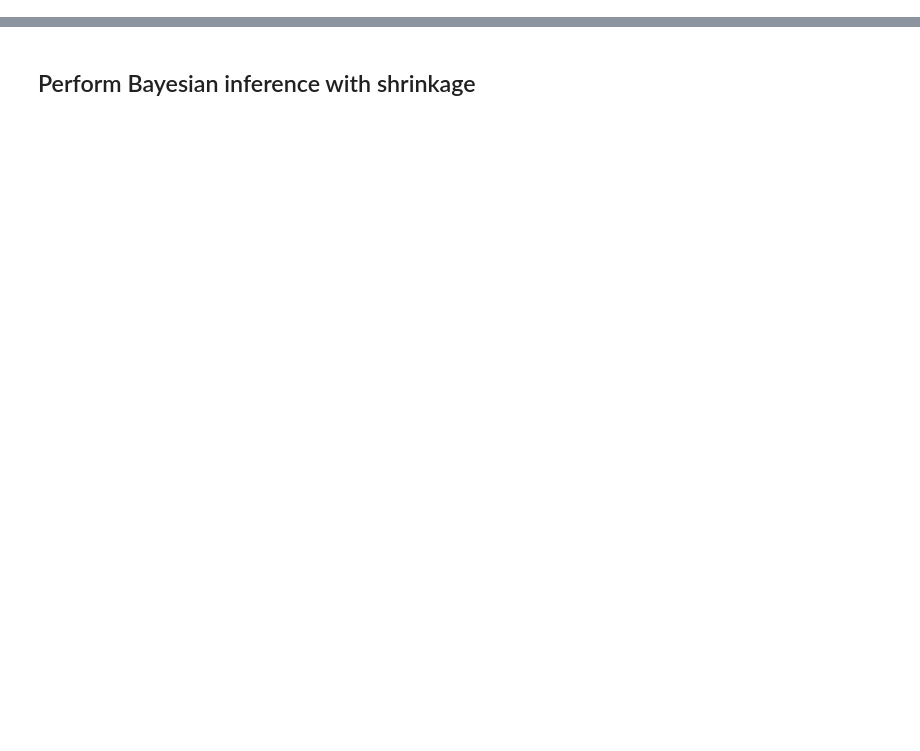
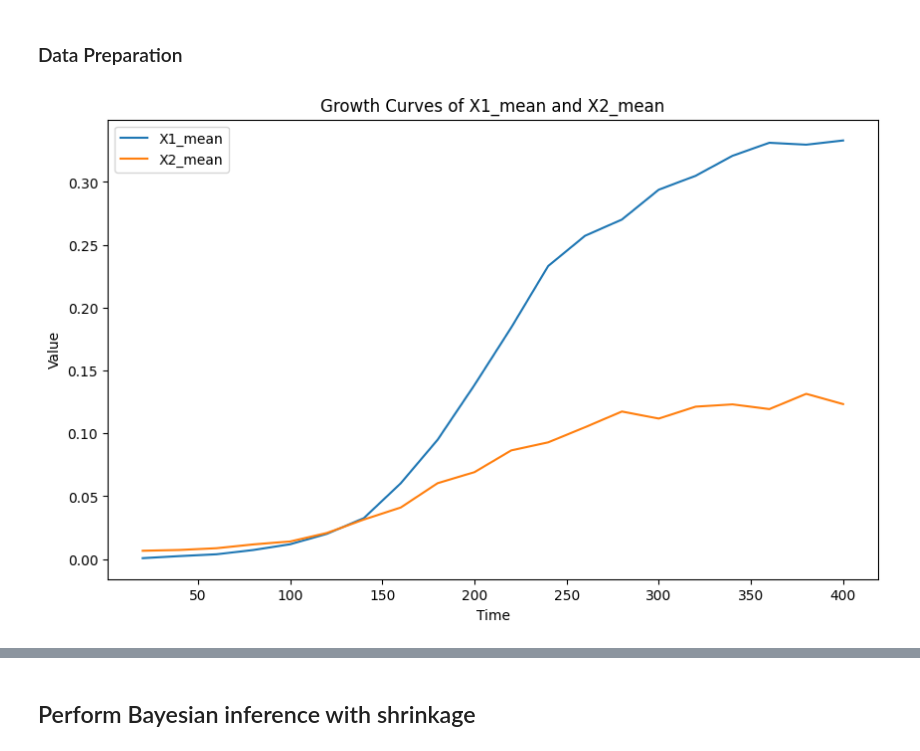
Before and after one commit to ucl-cssb/MIMIC, a Jupyter notebook: docs/source/notebooks/gLV/examples-Rutter-Dekker.ipynb, the cells around one changed output, grey strips where cells are left out. Saved outputs shown, nothing was run; the diff lists cells and outputs as text; code cells hidden in the pictures; blank space fills up the shorter version.

```diff
--- a/docs/source/notebooks/gLV/examples-Rutter-Dekker.ipynb
+++ b/docs/source/notebooks/gLV/examples-Rutter-Dekker.ipynb
@@ -70,0 +32,53 @@ X, F = linearize_time_course_16S(yobs, times)
+# %% [markdown]
+### Data Preparation
+# %%
+# read in the data
+num_species = 2
+num_timecourses = 4
+data = pd.read_csv("PM3-EntA-coculture.csv")
+data = data[(0 < data['time']) & (data['time'] <= 400)]  # Take only the first 400 minutes, excluding the first
+times = data.iloc[:, 0].values
+
+# Plot mean growth curves of each species
+species_means = pd.DataFrame({
+    "time": data.iloc[:,0],
+    "X1_mean": data.iloc[:,[1,3,5,6]].mean(axis=1),
+    "X2_mean": data.iloc[:,[2,4,6,8]].mean(axis=1)
+})
+
+
+# Plot growth curves
+plt.figure(figsize=(10, 6))
+plt.plot(species_means['time'], species_means['X1_mean'], label='X1_mean')
+plt.plot(species_means['time'], species_means['X2_mean'], label='X2_mean')
+plt.xlabel('Time')
+plt.ylabel('Value')
+plt.title('Growth Curves of X1_mean and X2_mean')
+plt.legend()
+plt.show()
+
+yobs = species_means.iloc[:,1:].to_numpy()
+
+X, F = linearize_time_course_16S(yobs, times)
+
+
+# Seperate and stack timecourses
+yobs_1 = data.iloc[:, 1:(num_species+1)].values
+yobs_2 = data.iloc[:, (num_species+1):(2*num_species+1)].values
+yobs_3 = data.iloc[:, (2*num_species+1):(3*num_species+1)].values
+yobs_4 = data.iloc[:, (3*num_species+1):(4*num_species+1)].values
+ryobs = np.array([yobs_1, yobs_2, yobs_3, yobs_4])
+
+# Replace negative values with 0
+ryobs[ryobs < 0] = 0
+
+#X = np.array([], dtype=np.double).reshape(0, num_species+1)
+#F = np.array([], dtype=np.double).reshape(0, num_species)
+
+
+#for timecourse_idx in range(num_timecourses):
+#    Xs, Fs = linearize_time_course_16S(ryobs[timecourse_idx], times)
+#    X = np.vstack([X, Xs])
+#    F = np.vstack([F, Fs])
+# %% [output]
+[figure, added]
```
Also changed, not shown: parts of 16 cells of this notebook, 2 other files.
